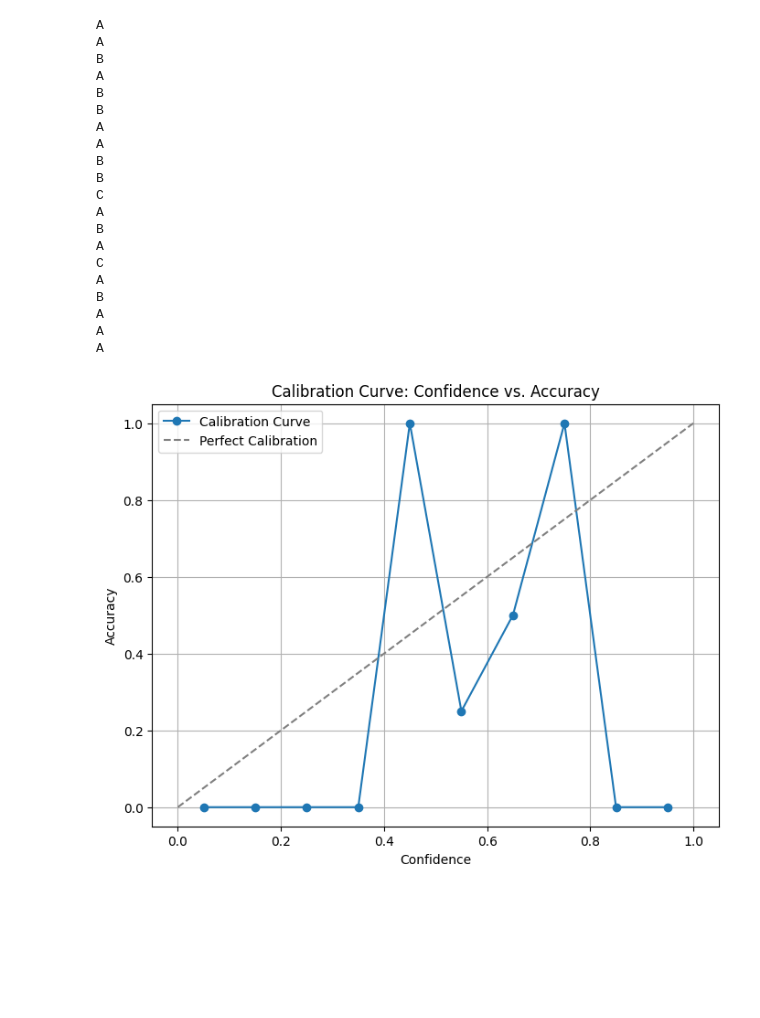
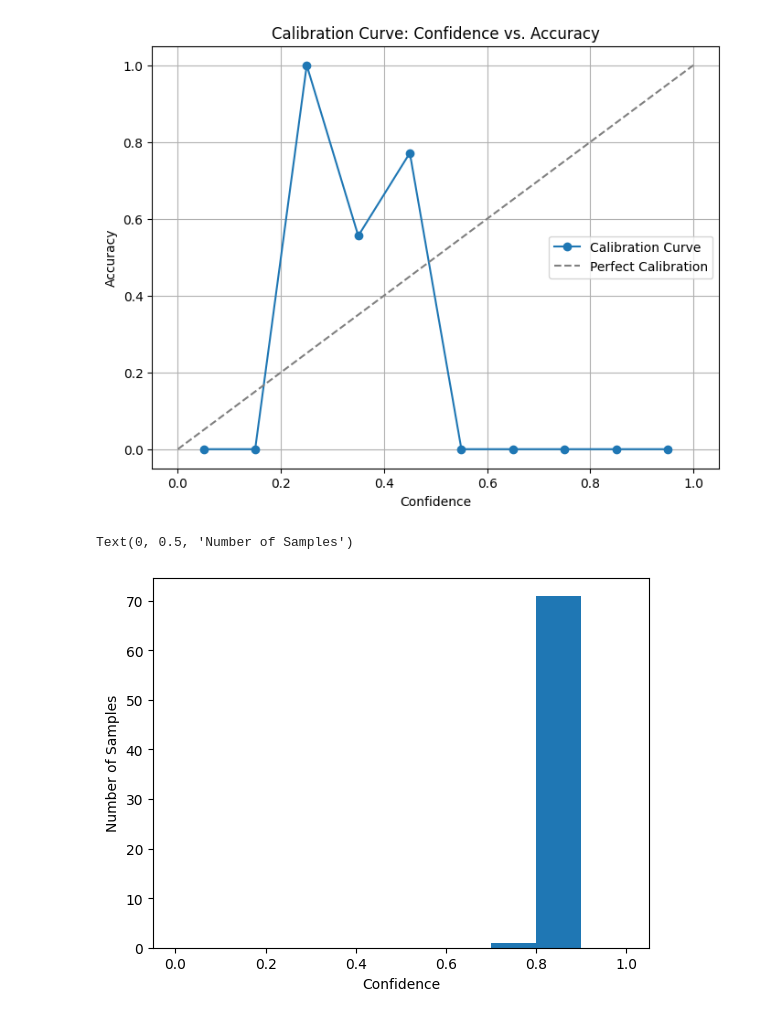
Before and after one commit to trilokpadhi/Multimodal-Uncertainty-Quantification, a Jupyter notebook: Calibration_uq_llava_io.ipynb, the cells around one changed output. Drawn from its saved outputs; the diff is of its cells as text; code cells hidden in the pictures; blank space fills up the shorter version.

Commit message:
Adding codes for reliablity diagram

```diff
--- a/Calibration_uq_llava_io.ipynb
+++ b/Calibration_uq_llava_io.ipynb
@@ -5,11 +5,12 @@ import pandas as pd
 import matplotlib.pyplot as plt
 
 # Load the JSON responses
-with open('/home/ubuntu/Multimodal-Uncertainty-Quantification/llava_mmt_output1_uq_io.json', 'r') as file:
+with open('/home/ubuntu/Multimodal-Uncertainty-Quantification/llava_mmt_output_uq_io_graph_similarity.json', 'r') as file:
+# with open('/home/ubuntu/Multimodal-Uncertainty-Quantification/llava_mmt_output_uq_io_graph_similarity.json1', 'r') as file:
     responses_with_uncertainty = json.load(file)
 
 # Load the DataFrame with correct answers
-df = pd.read_csv('/home/ubuntu/Multimodal-Uncertainty-Quantification/datasets/MMT-Bench/MMT-Bench_VAL.tsv', sep='\t')
+df = pd.read_csv('/home/ubuntu/Multimodal-Uncertainty-Quantification/datasets_/MMT-Bench/MMT-Bench_VAL.tsv', sep='\t')
 df = df[df['category'].str.contains('hallucination')]
 
 # # Extract the answers from the DataFrame
@@ -41,7 +42,7 @@ for idx, result in responses_with_uncertainty.items():
     responses = result['responses']
     uncertainty = result['uncertainty']
     true_answer = true_answers.get(int(idx))
-    print(true_answer)
+    # print(true_answer)
     # Calculate if the model's answer is correct
     correct = any(response['answer'] == true_answer for response in responses)
 
@@ -49,10 +50,16 @@ for idx, result in responses_with_uncertainty.items():
     uncertainties.append(uncertainty)
     accuracies.append(int(correct))
 
-# Convert lists to NumPy arrays
-uncertainties = np.nan_to_num(uncertainties, nan=1.0)  # Replace NaN values with 1.0
-uncertainties = 1 - np.array(uncertainties)
-accuracies = np.array(accuracies)
+# Convert lists to NumPy arrays and convert nans to average uncertainty
+uncertainties = np.array(uncertainties)
+
+# remove nans
+uncertainties_copy = uncertainties.copy()
+uncertainties = uncertainties[~np.isnan(uncertainties_copy)]
+accuracies = np.array(accuracies)[~np.isnan(uncertainties_copy)]
+# uncertainties = 1 - uncertainties  # Convert uncertainty to confidence
+
+
 
 # Bin data by uncertainty
 def bin_data(uncertainties, accuracies, num_bins=10):
@@ -61,51 +68,38 @@ def bin_data(uncertainties, accuracies, num_bins=10):
 
     bin_centers = (bins[:-1] + bins[1:]) / 2  # Calculate bin centers for plotting
     bin_accuracies = []
 
     for i in range(num_bins):
         bin_mask = bin_indices == i
         if np.any(bin_mask):
             bin_accuracies.append(np.mean(accuracies[bin_mask]))
         else:
             bin_accuracies.append(0)  # If no data points fall in the bin, set accuracy to 0
 
     return bin_centers, bin_accuracies
 
 # Plot the calibration curve
 def plot_calibration_curve(uncertainties, accuracies, num_bins=10):
     bin_centers, bin_accuracies = bin_data(uncertainties, accuracies, num_bins)
 
     plt.figure(figsize=(8, 6))
     plt.plot(bin_centers, bin_accuracies, marker='o', label='Calibration Curve')
     plt.plot([0, 1], [0, 1], linestyle='--', color='gray', label='Perfect Calibration')
     plt.xlabel('Confidence')
     plt.ylabel('Accuracy')
     plt.title('Calibration Curve: Confidence vs. Accuracy')
     plt.legend()
     plt.grid(True)
     plt.show()
 
 # Plot the calibration curve
 plot_calibration_curve(uncertainties, accuracies, num_bins=10)
 # %% [output]
-A
-A
-B
-A
-B
-B
-A
-A
-B
-B
-C
-A
-B
-A
-C
-A
-B
-A
-A
-A
-[figure, old version]
+[figure, new version]
+# %%
+plt.hist(uncertainties, bins=np.linspace(0, 1, 11))
+plt.xlabel('Confidence')
+plt.ylabel('Number of Samples')
+# %% [output]
+Text(0, 0.5, 'Number of Samples')
+[figure, added]
```
Also changed, not shown: parts of 5 cells of this notebook.
